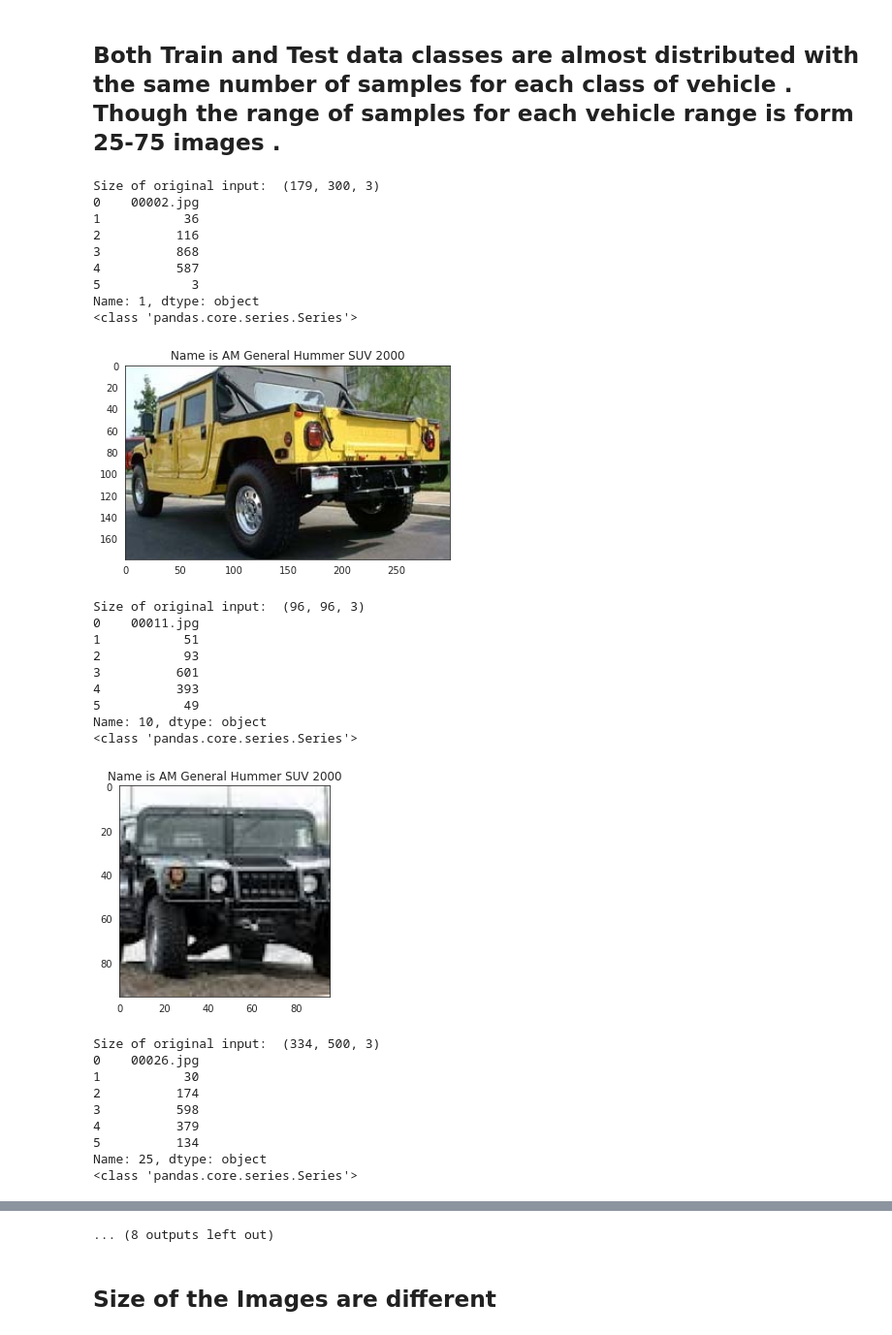
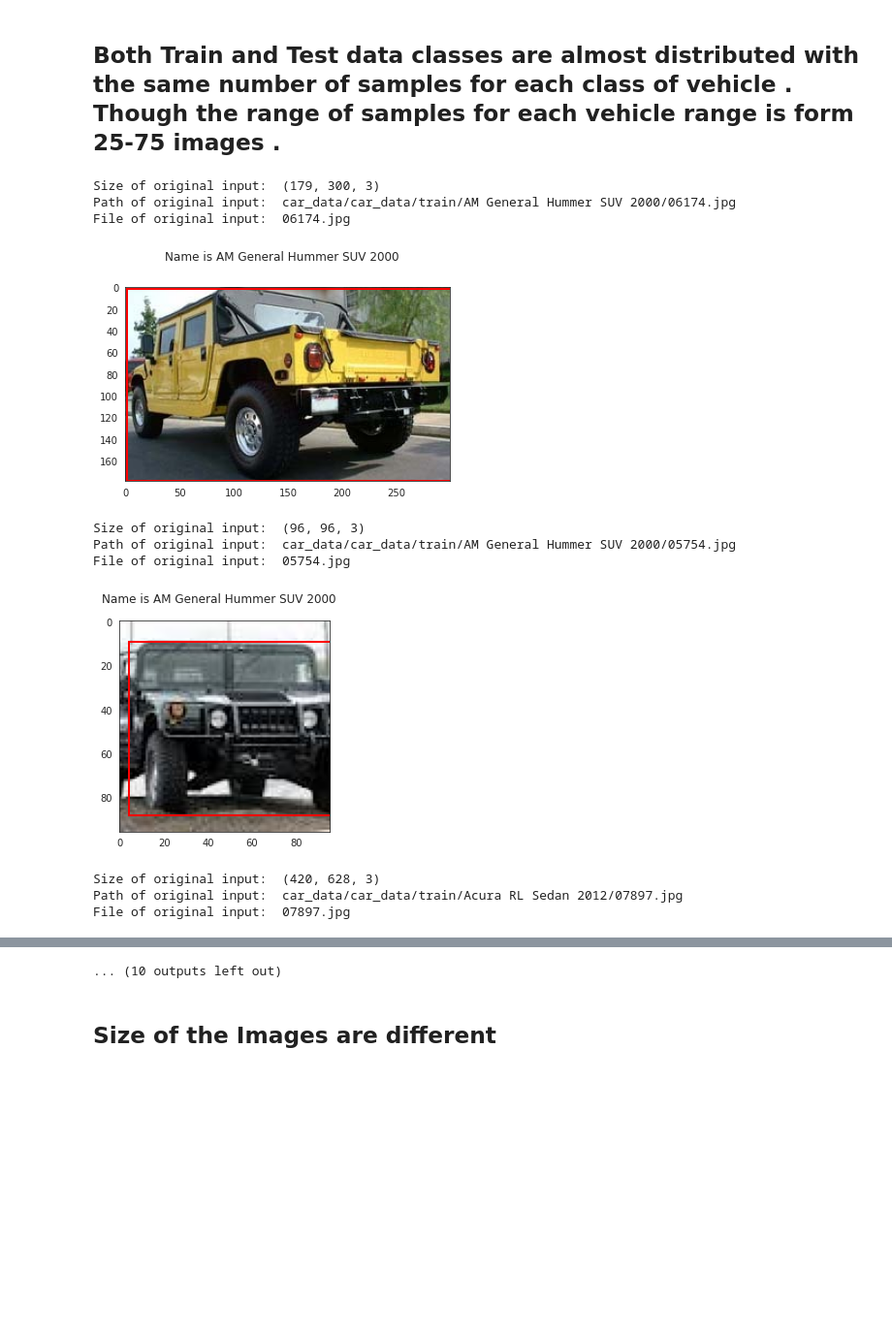
Before and after one commit to bedhinesh/capstone-aiml, a Jupyter notebook: Capstone_project_Dhinesh_CV.ipynb, the cells around one changed output, grey strips where cells are left out. Shown at 97% size. Drawn from its saved outputs; the diff is of its cells as text; code cells hidden in the pictures; blank space fills up the shorter version.

```diff
--- a/Capstone_project_Dhinesh_CV.ipynb
+++ b/Capstone_project_Dhinesh_CV.ipynb
@@ -187,55 +173,41 @@ plt.show()
 ## Both Train and Test data classes are almost distributed with the same number of samples for each class of vehicle . Though the range of samples for each vehicle range is form 25-75 images .
 # %%
 sns.set_style('white')
-loadImage = [1,10,25,80,100,130,500,1000,5000,8000]
+loadImage = [1,10,96,25,80,100,130,500,1000,5000,8000]
+
 def load_image_boundary(metaData,annotation):
     sns.set_style('white')
-    loadImage = [1,10,25,80,100,130,500,1000,5000,8000]
     for i in loadImage:
+      fig,ax = plt.subplots(1)
       image = load_image(metaData[i].image_path())
       print ("Size of original input: ", image.shape)
-      plt.title(f'Name is {metaData[i].name}');
-      plt.imshow(image)
-      k = 0
-      imagepoints = annotation.iloc[i]
-      print(imagepoints)
-      print(type(imagepoints))
+      print ("Path of original input: ", metaData[i].image_path())
+      print ("File of original input: ", metaData[i].file)
+      fig.suptitle(f'Name is {metaData[i].name}')
+      ax.imshow(image)
+      refImg = metaData[i].file.split(".")
+      #print(refImg)
+      imagepoints = annotation.iloc[int(refImg[0])-1]
+      #print(imagepoints)
+      #print(type(imagepoints))
       x0 = int(imagepoints[1])
       x1 = int(imagepoints[3])
       y0 = int(imagepoints[2])
       y1 = int(imagepoints[4])
       rect = patches.Rectangle((x0, y0), x1 - x0, y1 - y0, linewidth=2, edgecolor='r', facecolor='none')
       ax.add_patch(rect)
       plt.show()
 
 load_image_boundary(trainMetaData,annotation_train_csv)
 # %% [output]
 Size of original input:  (179, 300, 3)
-0    00002.jpg
-1           36
-2          116
-3          868
-4          587
-5            3
-Name: 1, dtype: object
-<class 'pandas.core.series.Series'>
+Path of original input:  car_data/car_data/train/AM General Hummer SUV 2000/06174.jpg
+File of original input:  06174.jpg
-[figure, old version]
+[figure, new version]
 Size of original input:  (96, 96, 3)
-0    00011.jpg
-1           51
-2           93
-3          601
-4          393
-5           49
-Name: 10, dtype: object
-<class 'pandas.core.series.Series'>
+Path of original input:  car_data/car_data/train/AM General Hummer SUV 2000/05754.jpg
+File of original input:  05754.jpg
-[figure, old version]
+[figure, new version]
-Size of original input:  (334, 500, 3)
-0    00026.jpg
-1           30
-2          174
-3          598
-4          379
-5          134
-Name: 25, dtype: object
-<class 'pandas.core.series.Series'>
+Size of original input:  (420, 628, 3)
+Path of original input:  car_data/car_data/train/Acura RL Sedan 2012/07897.jpg
+File of original input:  07897.jpg
@@ -273,3 +227,3 @@ Name: 130, dtype: object
-... (8 outputs left out)
+... (10 outputs left out)
 # %% [markdown]
 ## Size of the Images are different
```
Also changed, not shown: parts of 4 cells of this notebook.
